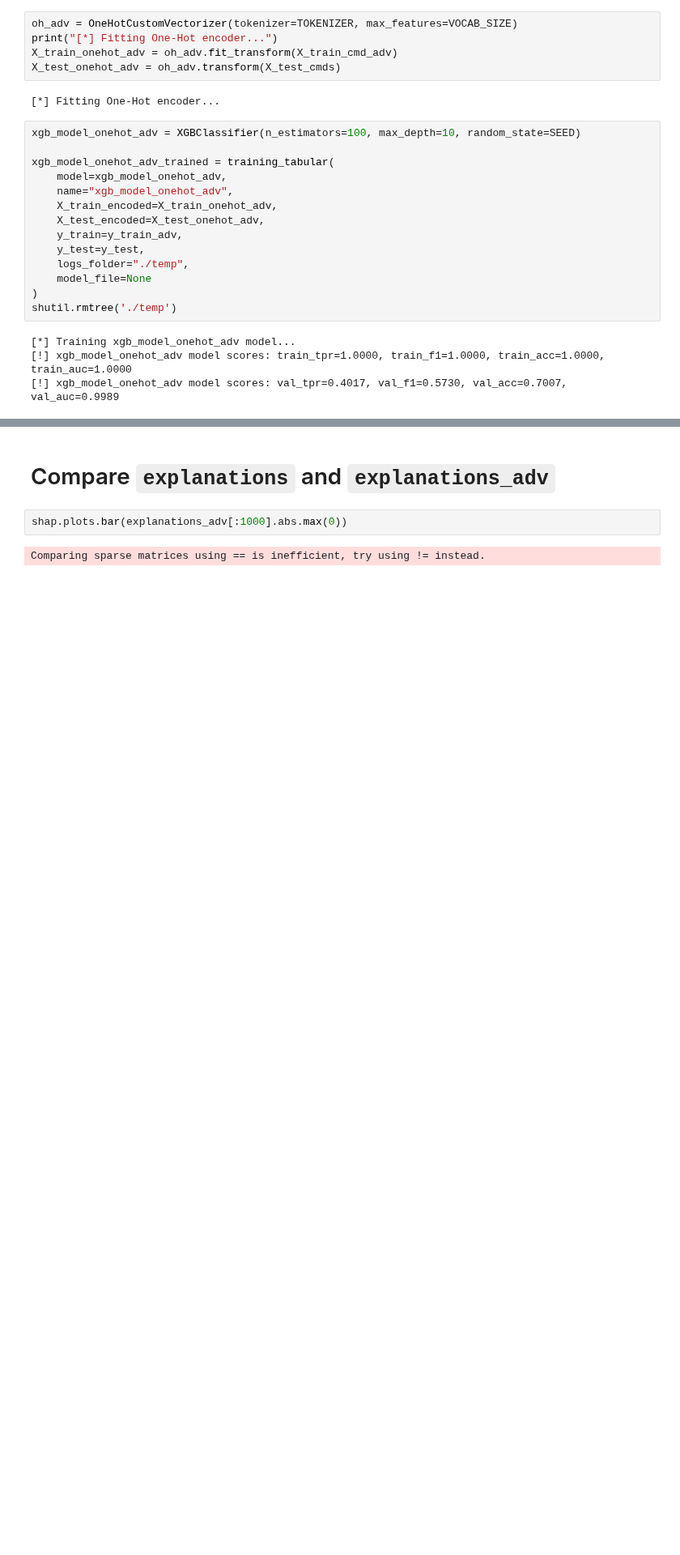
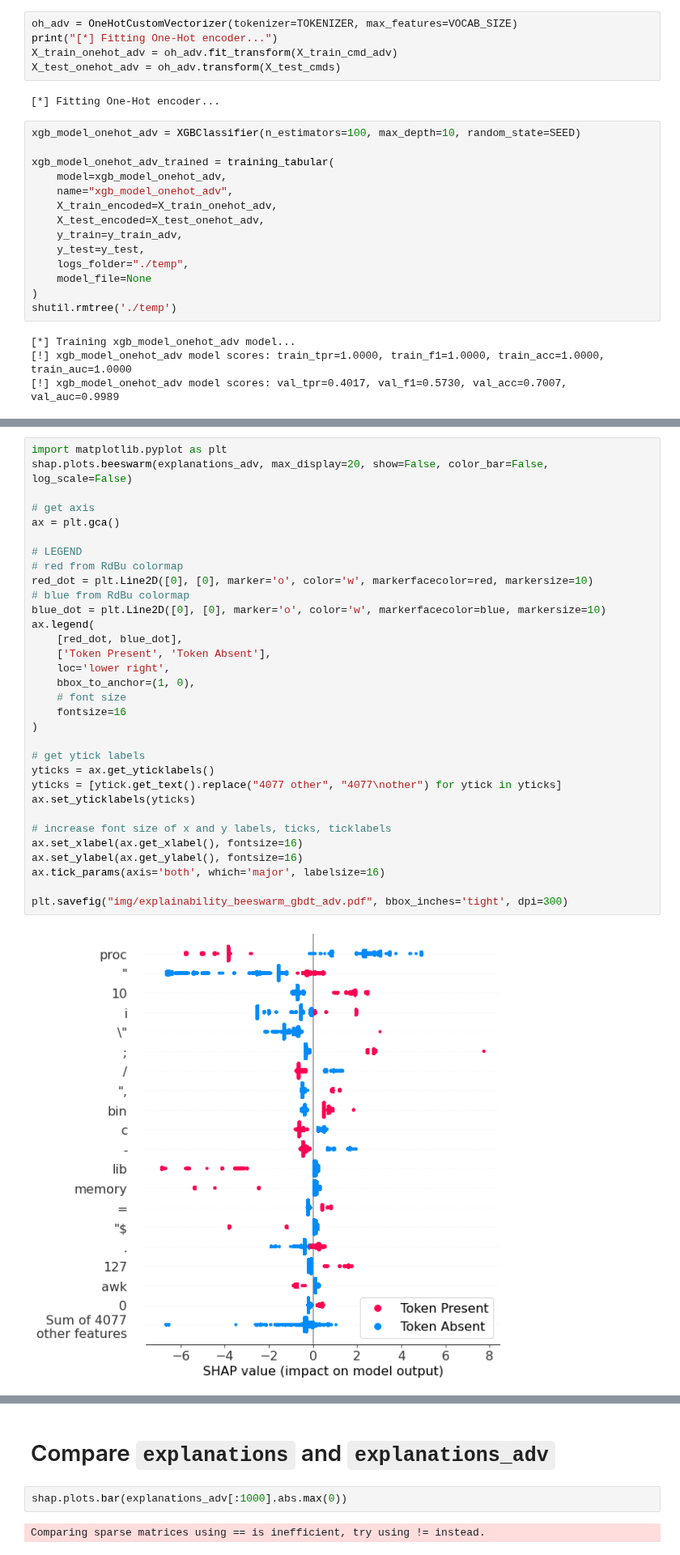
Before and after one commit to dtrizna/QuasarNix, a Jupyter notebook: explainability.ipynb, the cells around one changed output, grey strips where cells are left out. Shown at 81% size. Cells and saved outputs as stored; diff of their text form; blank space fills up the shorter version.

Commit message:
exaplainability and augmentation ablation figure polishing

```diff
--- a/explainability.ipynb
+++ b/explainability.ipynb
@@ -211,0 +313,34 @@ print(top_benign_features_adv)
+# %%
+import matplotlib.pyplot as plt
+shap.plots.beeswarm(explanations_adv, max_display=20, show=False, color_bar=False, log_scale=False)
+
+# get axis
+ax = plt.gca()
+
+# LEGEND
+# red from RdBu colormap
+red_dot = plt.Line2D([0], [0], marker='o', color='w', markerfacecolor=red, markersize=10)
+# blue from RdBu colormap
+blue_dot = plt.Line2D([0], [0], marker='o', color='w', markerfacecolor=blue, markersize=10)
+ax.legend(
+    [red_dot, blue_dot],
+    ['Token Present', 'Token Absent'],
+    loc='lower right',
+    bbox_to_anchor=(1, 0),
+    # font size
+    fontsize=16
+)
+
+# get ytick labels
+yticks = ax.get_yticklabels()
+yticks = [ytick.get_text().replace("4077 other", "4077\nother") for ytick in yticks]
+ax.set_yticklabels(yticks)
+
+# increase font size of x and y labels, ticks, ticklabels
+ax.set_xlabel(ax.get_xlabel(), fontsize=16)
+ax.set_ylabel(ax.get_ylabel(), fontsize=16)
+ax.tick_params(axis='both', which='major', labelsize=16)
+
+plt.savefig("img/explainability_beeswarm_gbdt_adv.pdf", bbox_inches='tight', dpi=300)
+# %% [output]
+[figure, added]
```
Also changed, not shown: parts of 47 cells of this notebook, 2 other files.
